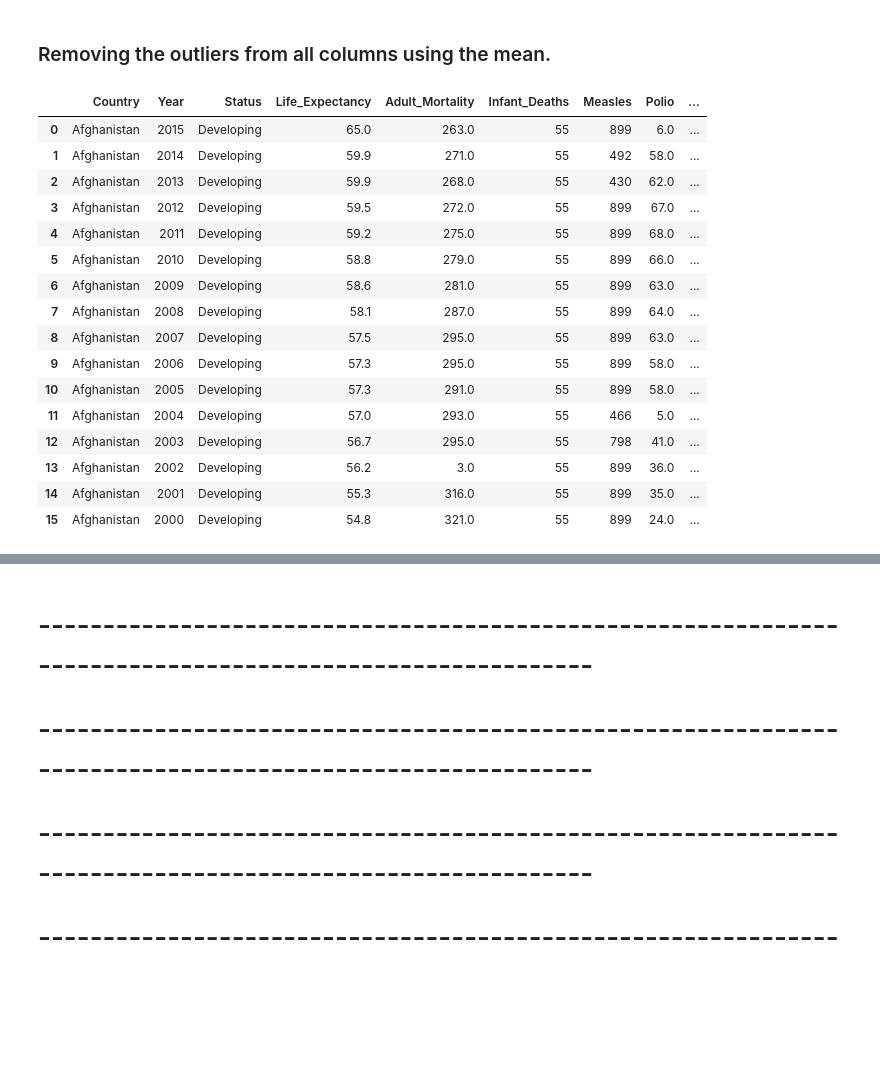
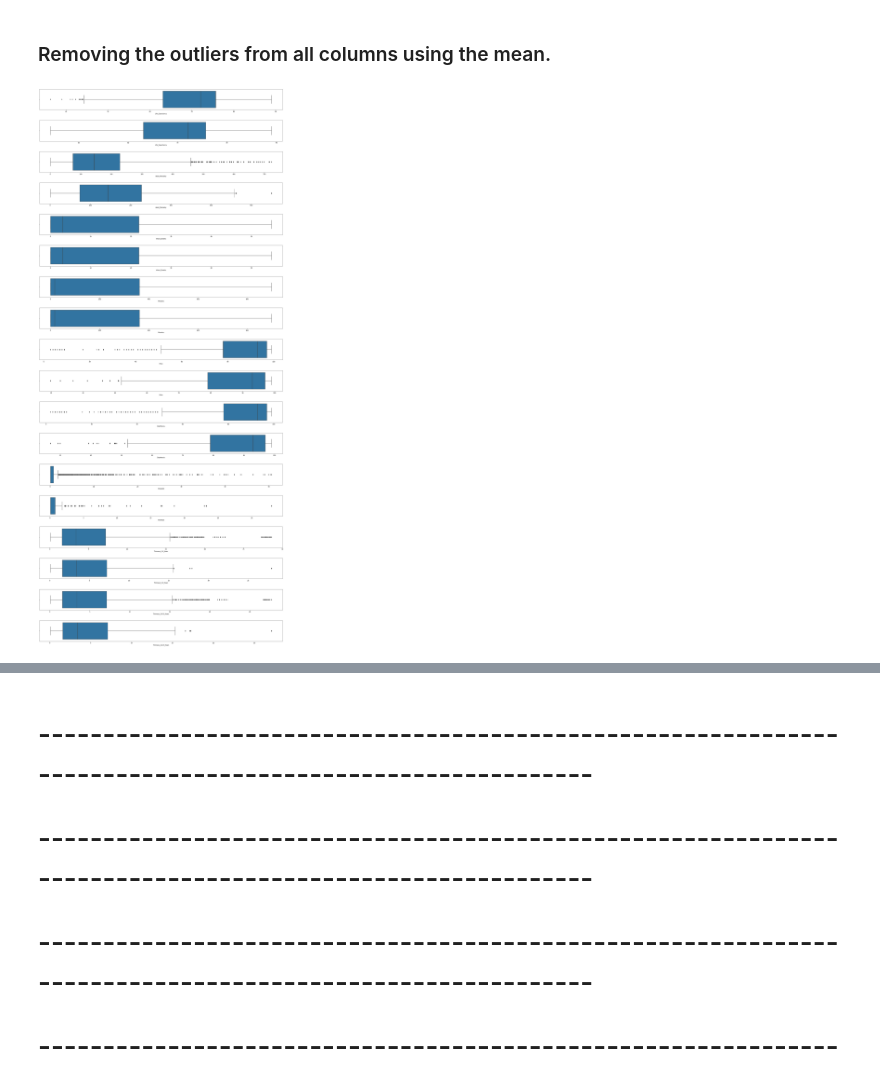
Before and after one commit to gskhaled/data-engineering-project, a Jupyter notebook: project.ipynb, the cells around one changed output, grey strips where cells are left out. Cells and saved outputs as stored; diff of their text form; code cells hidden in the pictures; blank space fills up the shorter version.

Commit message:
edited method

```diff
--- a/project.ipynb
+++ b/project.ipynb
@@ -712,43 +712,52 @@ df_lifeExpectancy.describe()
 # %% [markdown]
 ### Removing the outliers from all columns using the mean.
 # %%
+# # USING THE MEAN OF EVERY COLUMN COLLECTIVELY
+# df_lifeExpectancy_copy = df_lifeExpectancy.copy()
+
+# # Method to replace the outliers with a value, also takes as a parameter the condition on which to replace (right outlier or left)
+# def replaceConditional(df, col, compareTo, valueToReplace, right):
+#     if right:
+#         df[col] = df.apply(lambda row: valueToReplace if (row[col] > compareTo) else row[col], axis=1)
+#     else:
+#         df[col] = df.apply(lambda row: valueToReplace if (row[col] < compareTo) else row[col], axis=1)
+
+# # Removing outliers from the left and from the right.
+# for col in df_lifeExpectancy_copy.columns[3:]:
+#     maxValue = (IQR[col] * 1.5) + Q3[col]
+#     minValue = Q1[col] - (IQR[col] * 1.5)
+#     mean = df_lifeExpectancy_copy[col].mean()
+#     replaceConditional(df_lifeExpectancy_copy, col, maxValue, mean, True)
+#     replaceConditional(df_lifeExpectancy_copy, col, minValue, mean, False)
+# drawInterpolatedMultipleBoxPlots(df_lifeExpectancy, df_lifeExpectancy_copy, df_lifeExpectancy.columns[3:], 30, 70)
+# df_lifeExpectancy_copy.describe()
+
+
 # USING THE MEAN OF EVERY COUNTRY SEPARATELY
 df_lifeExpectancy_copy = df_lifeExpectancy.copy()
 
 # Method to replace the outliers with a value, also takes as a parameter the condition on which to replace (right outlier or left)
 def replaceConditional(df, col, compareTo, valueToReplace, right):
     if right:
         df[col] = df.apply(lambda row: valueToReplace if (row[col] > compareTo) else row[col], axis=1)
     else:
         df[col] = df.apply(lambda row: valueToReplace if (row[col] < compareTo) else row[col], axis=1)
 
-def applyCountryReplacement(df, col, country, compareTo, valueToReplace):
-    df.loc[(df.Country == country) & (df[col] > compareTo), col] = valueToReplace
+def applyCountryReplacement(df, col, country, compareTo, valueToReplace, right):
+    if right:
+        df.loc[(df.Country == country) & (df[col] > compareTo), col] = valueToReplace
+    else:
+        df.loc[(df.Country == country) & (df[col] < compareTo), col] = valueToReplace
 
 # Removing outliers from the left and from the right.
 for country in countriesInLifeExpectancy:
     for col in df_lifeExpectancy_copy.columns[3:]:
         maxValue = (IQR[col] * 1.5) + Q3[col]
         minValue = Q1[col] - (IQR[col] * 1.5)
         mean = calculateMean(df_lifeExpectancy_copy, 'Country', country, col)
-        applyCountryReplacement(df_lifeExpectancy_copy, col, country, maxValue, mean)
+        applyCountryReplacement(df_lifeExpectancy_copy, col, country, maxValue, mean, True)
+        applyCountryReplacement(df_lifeExpectancy_copy, col, country, minValue, mean, False)
 
 drawInterpolatedMultipleBoxPlots(df_lifeExpectancy, df_lifeExpectancy_copy, df_lifeExpectancy.columns[3:], 30, 70)
 # %% [output]
-|  | Country | Year | Status | Life_Expectancy | Adult_Mortality | Infant_Deaths | Measles | Polio | ... |
-| 0 | Afghanistan | 2015 | Developing | 65.0 | 263.0 | 55 | 899 | 6.0 | ... |
-| 1 | Afghanistan | 2014 | Developing | 59.9 | 271.0 | 55 | 492 | 58.0 | ... |
-| 2 | Afghanistan | 2013 | Developing | 59.9 | 268.0 | 55 | 430 | 62.0 | ... |
-| 3 | Afghanistan | 2012 | Developing | 59.5 | 272.0 | 55 | 899 | 67.0 | ... |
-| 4 | Afghanistan | 2011 | Developing | 59.2 | 275.0 | 55 | 899 | 68.0 | ... |
-| 5 | Afghanistan | 2010 | Developing | 58.8 | 279.0 | 55 | 899 | 66.0 | ... |
-| 6 | Afghanistan | 2009 | Developing | 58.6 | 281.0 | 55 | 899 | 63.0 | ... |
-| 7 | Afghanistan | 2008 | Developing | 58.1 | 287.0 | 55 | 899 | 64.0 | ... |
-| 8 | Afghanistan | 2007 | Developing | 57.5 | 295.0 | 55 | 899 | 63.0 | ... |
-| 9 | Afghanistan | 2006 | Developing | 57.3 | 295.0 | 55 | 899 | 58.0 | ... |
-| 10 | Afghanistan | 2005 | Developing | 57.3 | 291.0 | 55 | 899 | 58.0 | ... |
-| 11 | Afghanistan | 2004 | Developing | 57.0 | 293.0 | 55 | 466 | 5.0 | ... |
-| 12 | Afghanistan | 2003 | Developing | 56.7 | 295.0 | 55 | 798 | 41.0 | ... |
-| 13 | Afghanistan | 2002 | Developing | 56.2 | 3.0 | 55 | 899 | 36.0 | ... |
-| 14 | Afghanistan | 2001 | Developing | 55.3 | 316.0 | 55 | 899 | 35.0 | ... |
-| 15 | Afghanistan | 2000 | Developing | 54.8 | 321.0 | 55 | 899 | 24.0 | ... |
+[figure, added]
```
Also changed, not shown: parts of 4 cells of this notebook.
